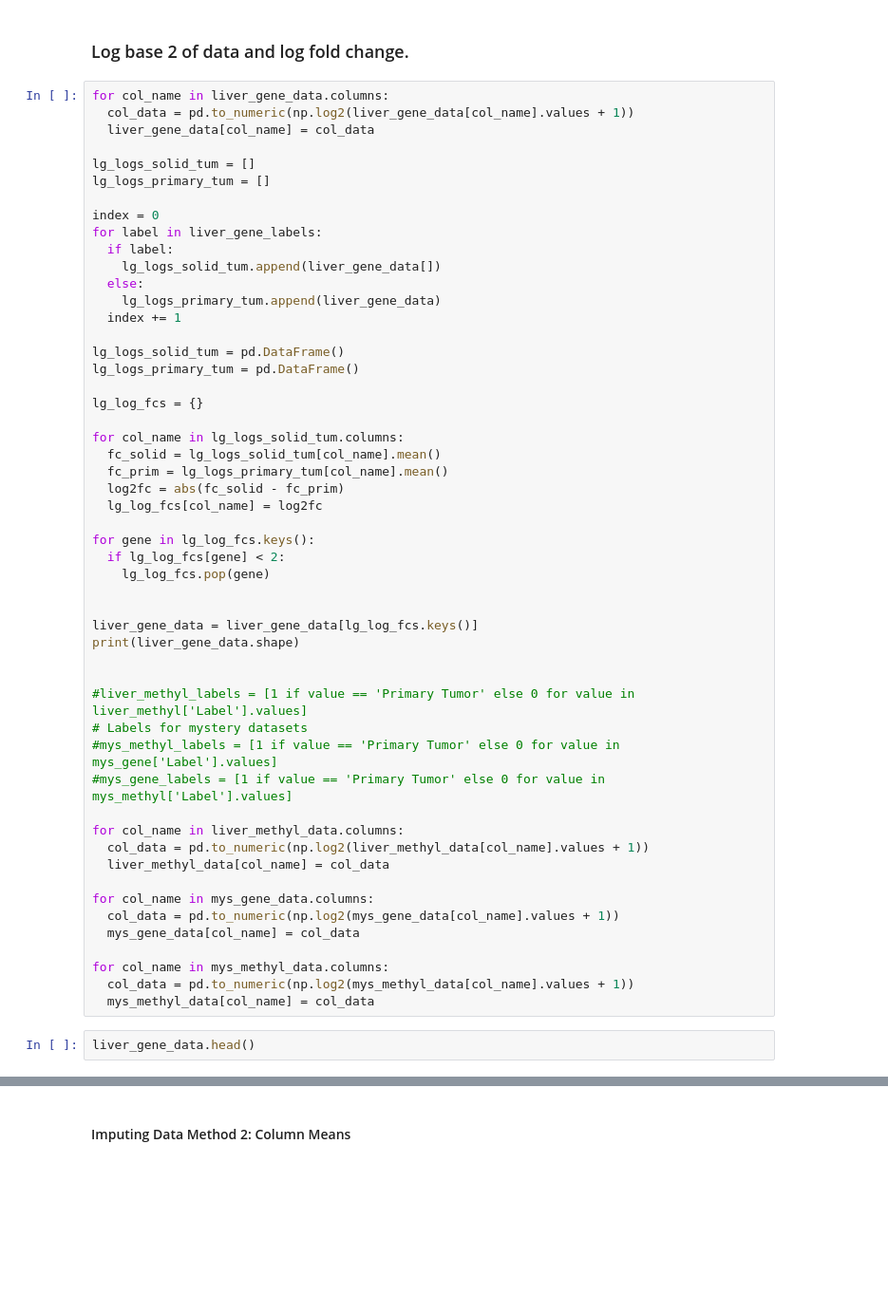
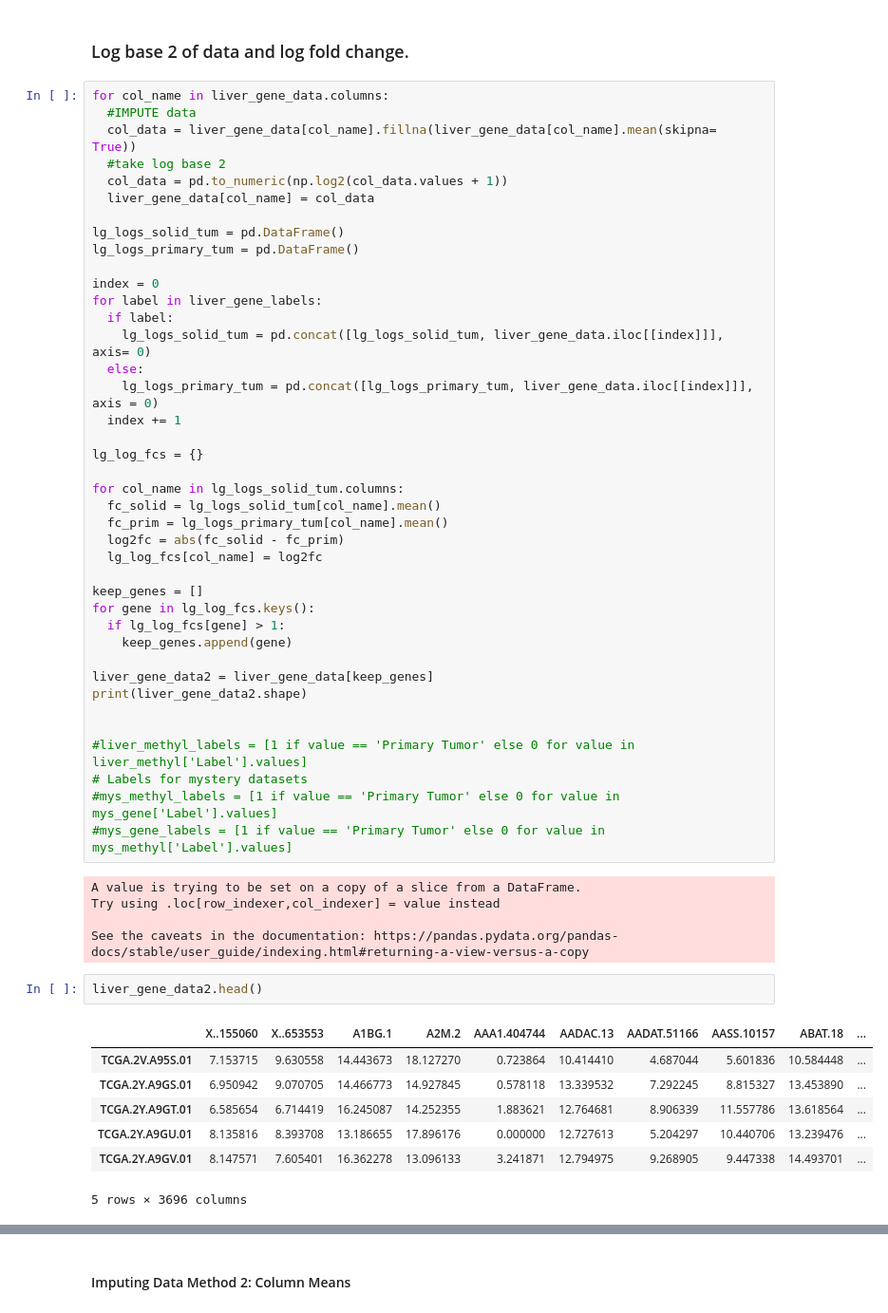
Before and after one commit to blid11/Group9, a Jupyter notebook: BrettG9_PartC2.ipynb, the cells around one changed output, grey strips where cells are left out. Shown at 95% size. Drawn from its saved outputs; the diff is of its cells as text; blank space fills up the shorter version.

```diff
--- a/BrettG9_PartC2.ipynb
+++ b/BrettG9_PartC2.ipynb
@@ -506,22 +87,22 @@ for i in mys_methyl_data.columns:
 ### Log base 2 of data and log fold change.
 # %%
 for col_name in liver_gene_data.columns:
-  col_data = pd.to_numeric(np.log2(liver_gene_data[col_name].values + 1))
+  #IMPUTE data
+  col_data = liver_gene_data[col_name].fillna(liver_gene_data[col_name].mean(skipna= True))
+  #take log base 2
+  col_data = pd.to_numeric(np.log2(col_data.values + 1))
   liver_gene_data[col_name] = col_data
 
-lg_logs_solid_tum = []
-lg_logs_primary_tum = []
+lg_logs_solid_tum = pd.DataFrame()
+lg_logs_primary_tum = pd.DataFrame()
 
 index = 0
 for label in liver_gene_labels:
   if label:
-    lg_logs_solid_tum.append(liver_gene_data[])
+    lg_logs_solid_tum = pd.concat([lg_logs_solid_tum, liver_gene_data.iloc[[index]]], axis= 0)
   else:
-    lg_logs_primary_tum.append(liver_gene_data)
+    lg_logs_primary_tum = pd.concat([lg_logs_primary_tum, liver_gene_data.iloc[[index]]], axis = 0)
   index += 1
-
-lg_logs_solid_tum = pd.DataFrame()
-lg_logs_primary_tum = pd.DataFrame()
 
 lg_log_fcs = {}
 
@@ -531,30 +112,31 @@ for col_name in lg_logs_solid_tum.columns:
   log2fc = abs(fc_solid - fc_prim)
   lg_log_fcs[col_name] = log2fc
 
+keep_genes = []
 for gene in lg_log_fcs.keys():
-  if lg_log_fcs[gene] < 2:
-    lg_log_fcs.pop(gene)
+  if lg_log_fcs[gene] > 1:
+    keep_genes.append(gene)
 
-
-liver_gene_data = liver_gene_data[lg_log_fcs.keys()]
-print(liver_gene_data.shape)
+liver_gene_data2 = liver_gene_data[keep_genes]
+print(liver_gene_data2.shape)
 
 
 #liver_methyl_labels = [1 if value == 'Primary Tumor' else 0 for value in liver_methyl['Label'].values]
 # Labels for mystery datasets
 #mys_methyl_labels = [1 if value == 'Primary Tumor' else 0 for value in mys_gene['Label'].values]
 #mys_gene_labels = [1 if value == 'Primary Tumor' else 0 for value in mys_methyl['Label'].values]
-
-for col_name in liver_methyl_data.columns:
-  col_data = pd.to_numeric(np.log2(liver_methyl_data[col_name].values + 1))
-  liver_methyl_data[col_name] = col_data
-
-for col_name in mys_gene_data.columns:
-  col_data = pd.to_numeric(np.log2(mys_gene_data[col_name].values + 1))
-  mys_gene_data[col_name] = col_data
-
-for col_name in mys_methyl_data.columns:
-  col_data = pd.to_numeric(np.log2(mys_methyl_data[col_name].values + 1))
-  mys_methyl_data[col_name] = col_data
+# %% [output]
+A value is trying to be set on a copy of a slice from a DataFrame.
+Try using .loc[row_indexer,col_indexer] = value instead
+
+See the caveats in the documentation: https://pandas.pydata.org/pandas-docs/stable/user_guide/indexing.html#returning-a-view-versus-a-copy
 # %%
-liver_gene_data.head()
+liver_gene_data2.head()
+# %% [output]
+|  | X..155060 | X..653553 | A1BG.1 | A2M.2 | AAA1.404744 | AADAC.13 | AADAT.51166 | AASS.10157 | ABAT.18 | ... |
+| TCGA.2V.A95S.01 | 7.153715 | 9.630558 | 14.443673 | 18.127270 | 0.723864 | 10.414410 | 4.687044 | 5.601836 | 10.584448 | ... |
+| TCGA.2Y.A9GS.01 | 6.950942 | 9.070705 | 14.466773 | 14.927845 | 0.578118 | 13.339532 | 7.292245 | 8.815327 | 13.453890 | ... |
+| TCGA.2Y.A9GT.01 | 6.585654 | 6.714419 | 16.245087 | 14.252355 | 1.883621 | 12.764681 | 8.906339 | 11.557786 | 13.618564 | ... |
+| TCGA.2Y.A9GU.01 | 8.135816 | 8.393708 | 13.186655 | 17.896176 | 0.000000 | 12.727613 | 5.204297 | 10.440706 | 13.239476 | ... |
+| TCGA.2Y.A9GV.01 | 8.147571 | 7.605401 | 16.362278 | 13.096133 | 3.241871 | 12.794975 | 9.268905 | 9.447338 | 14.493701 | ... |
+5 rows × 3696 columns
```
Also changed, not shown: parts of 20 cells of this notebook.
